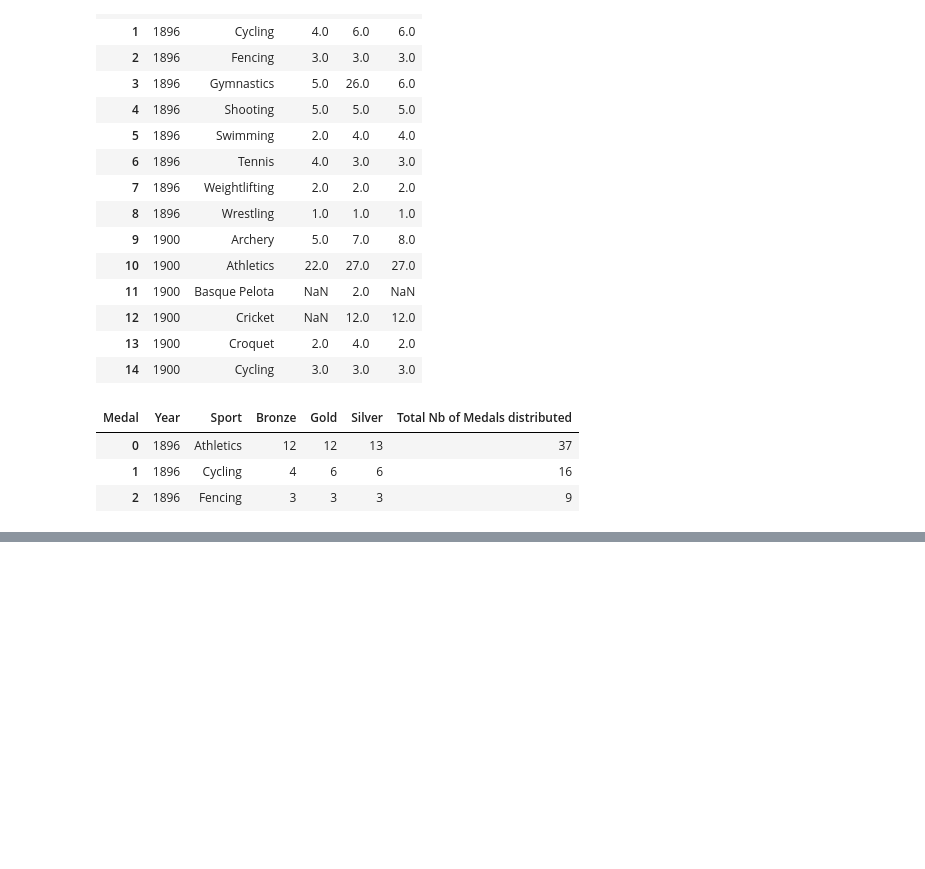
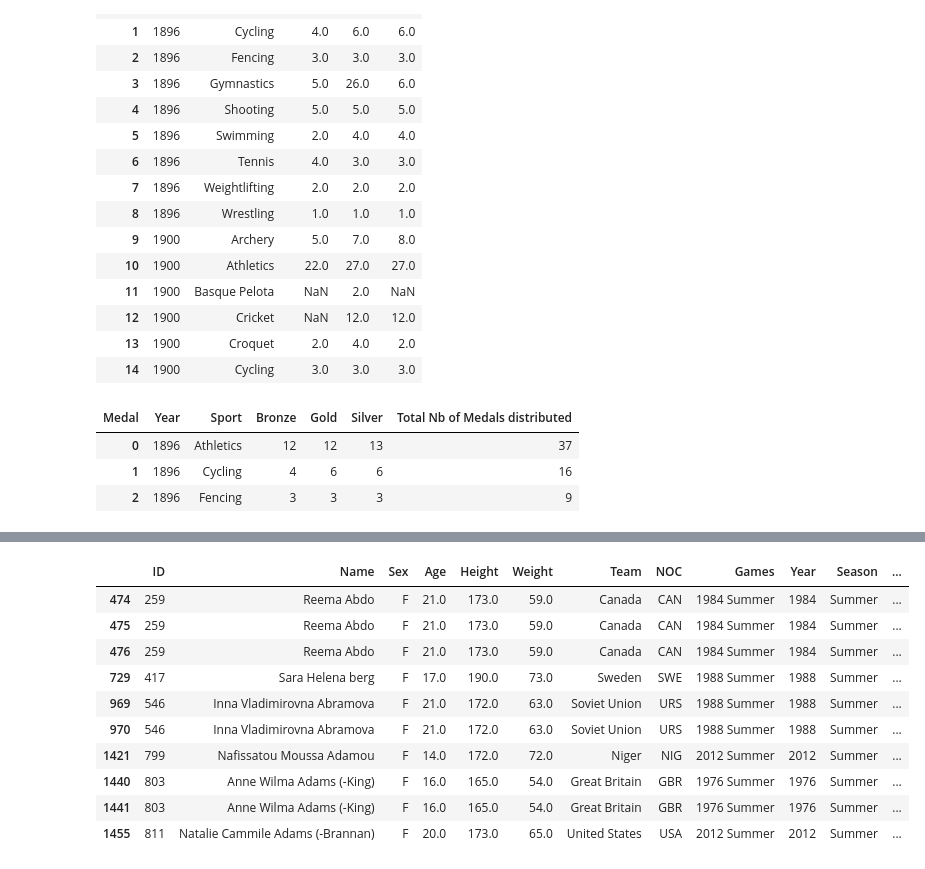
Before and after one commit to Maryam-Dollet/Dataviz_project, a Jupyter notebook: dataviz_guillaume.ipynb, the cells around one changed output, grey strips where cells are left out. Cells and saved outputs as stored; diff of their text form; code cells hidden in the pictures; blank space fills up the shorter version.

```diff
--- a/dataviz_guillaume.ipynb
+++ b/dataviz_guillaume.ipynb
@@ -213,0 +231,18 @@ fig.show()
+# %%
+# we drop the rows with missing values for the columns 'Age', 'Height' and 'Weight'
+swimming = swimming.dropna(subset=['Age', 'Height', 'Weight'])
+# we replace the missing values for the column 'Medal' by 'No medal'
+swimming['Medal'] = swimming['Medal'].fillna('No medal')
+swimming.head(10)
+# %% [output]
+|  | ID | Name | Sex | Age | Height | Weight | Team | NOC | Games | Year | Season | ... |
+| 474 | 259 | Reema Abdo | F | 21.0 | 173.0 | 59.0 | Canada | CAN | 1984 Summer | 1984 | Summer | ... |
+| 475 | 259 | Reema Abdo | F | 21.0 | 173.0 | 59.0 | Canada | CAN | 1984 Summer | 1984 | Summer | ... |
+| 476 | 259 | Reema Abdo | F | 21.0 | 173.0 | 59.0 | Canada | CAN | 1984 Summer | 1984 | Summer | ... |
+| 729 | 417 | Sara Helena berg | F | 17.0 | 190.0 | 73.0 | Sweden | SWE | 1988 Summer | 1988 | Summer | ... |
+| 969 | 546 | Inna Vladimirovna Abramova | F | 21.0 | 172.0 | 63.0 | Soviet Union | URS | 1988 Summer | 1988 | Summer | ... |
+| 970 | 546 | Inna Vladimirovna Abramova | F | 21.0 | 172.0 | 63.0 | Soviet Union | URS | 1988 Summer | 1988 | Summer | ... |
+| 1421 | 799 | Nafissatou Moussa Adamou | F | 14.0 | 172.0 | 72.0 | Niger | NIG | 2012 Summer | 2012 | Summer | ... |
+| 1440 | 803 | Anne Wilma Adams (-King) | F | 16.0 | 165.0 | 54.0 | Great Britain | GBR | 1976 Summer | 1976 | Summer | ... |
+| 1441 | 803 | Anne Wilma Adams (-King) | F | 16.0 | 165.0 | 54.0 | Great Britain | GBR | 1976 Summer | 1976 | Summer | ... |
+| 1455 | 811 | Natalie Cammile Adams (-Brannan) | F | 20.0 | 173.0 | 65.0 | United States | USA | 2012 Summer | 2012 | Summer | ... |
```
Also changed, not shown: parts of 11 cells of this notebook.
